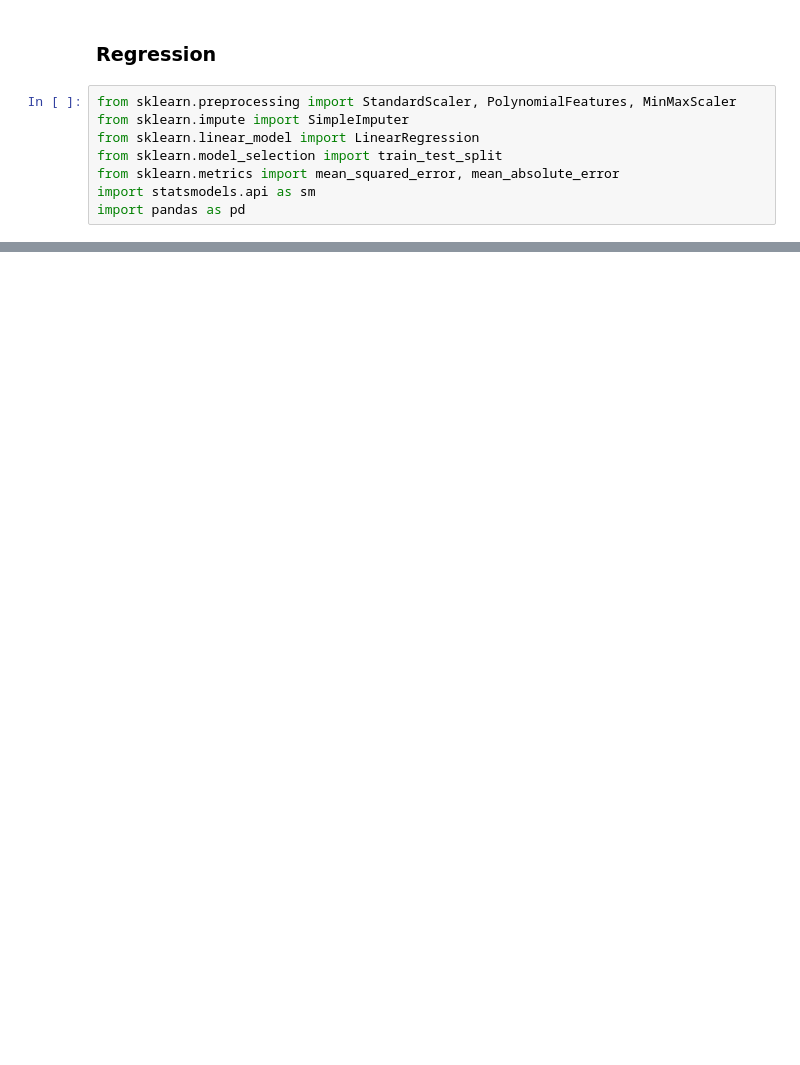
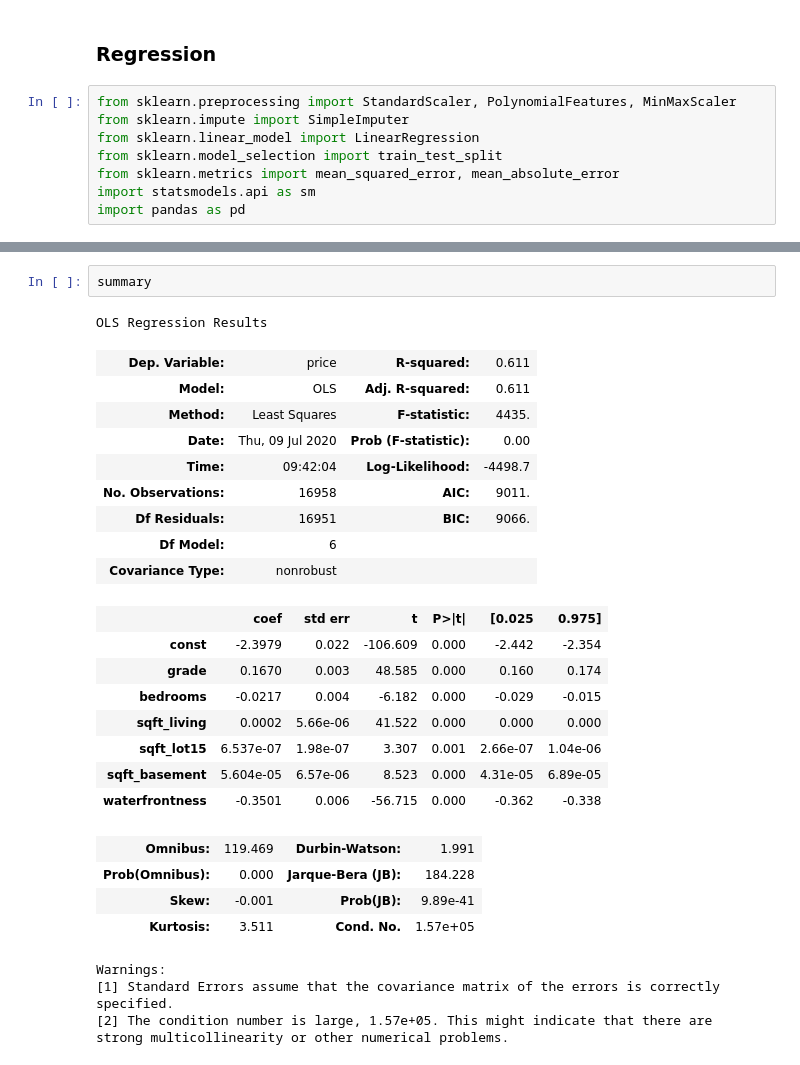
Before and after one commit to HeeebsInc/Predicting_House_Prices, a Jupyter notebook: Notebooks/Final.ipynb, the cells around one changed output, grey strips where cells are left out. Cells and saved outputs as stored; diff of their text form; blank space fills up the shorter version.

```diff
--- a/Notebooks/Final.ipynb
+++ b/Notebooks/Final.ipynb
@@ -81,4 +91,33 @@ Warnings:
 strong multicollinearity or other numerical problems.
+# %%
+summary
+# %% [output]
+OLS Regression Results
+| Dep. Variable: | price | R-squared: | 0.611 |
+| Model: | OLS | Adj. R-squared: | 0.611 |
+| Method: | Least Squares | F-statistic: | 4435. |
+| Date: | Thu, 09 Jul 2020 | Prob (F-statistic): | 0.00 |
+| Time: | 09:42:04 | Log-Likelihood: | -4498.7 |
+| No. Observations: | 16958 | AIC: | 9011. |
+| Df Residuals: | 16951 | BIC: | 9066. |
+| Df Model: | 6 |  |  |
+| Covariance Type: | nonrobust |  |  |
+|  | coef | std err | t | P>|t| | [0.025 | 0.975] |
+| const | -2.3979 | 0.022 | -106.609 | 0.000 | -2.442 | -2.354 |
+| grade | 0.1670 | 0.003 | 48.585 | 0.000 | 0.160 | 0.174 |
+| bedrooms | -0.0217 | 0.004 | -6.182 | 0.000 | -0.029 | -0.015 |
+| sqft_living | 0.0002 | 5.66e-06 | 41.522 | 0.000 | 0.000 | 0.000 |
+| sqft_lot15 | 6.537e-07 | 1.98e-07 | 3.307 | 0.001 | 2.66e-07 | 1.04e-06 |
+| sqft_basement | 5.604e-05 | 6.57e-06 | 8.523 | 0.000 | 4.31e-05 | 6.89e-05 |
+| waterfrontness | -0.3501 | 0.006 | -56.715 | 0.000 | -0.362 | -0.338 |
+| Omnibus: | 119.469 | Durbin-Watson: | 1.991 |
+| Prob(Omnibus): | 0.000 | Jarque-Bera (JB): | 184.228 |
+| Skew: | -0.001 | Prob(JB): | 9.89e-41 |
+| Kurtosis: | 3.511 | Cond. No. | 1.57e+05 |
+Warnings:
+[1] Standard Errors assume that the covariance matrix of the errors is correctly specified.
+[2] The condition number is large, 1.57e+05. This might indicate that there are
+strong multicollinearity or other numerical problems.
 # %%
 def scatter(model, x_test=x_test, y_test=y_test):
     '''This function will create a scatter plot for the residuals of the model'''
```
Also changed, not shown: parts of 5 cells of this notebook, 1 other file.
